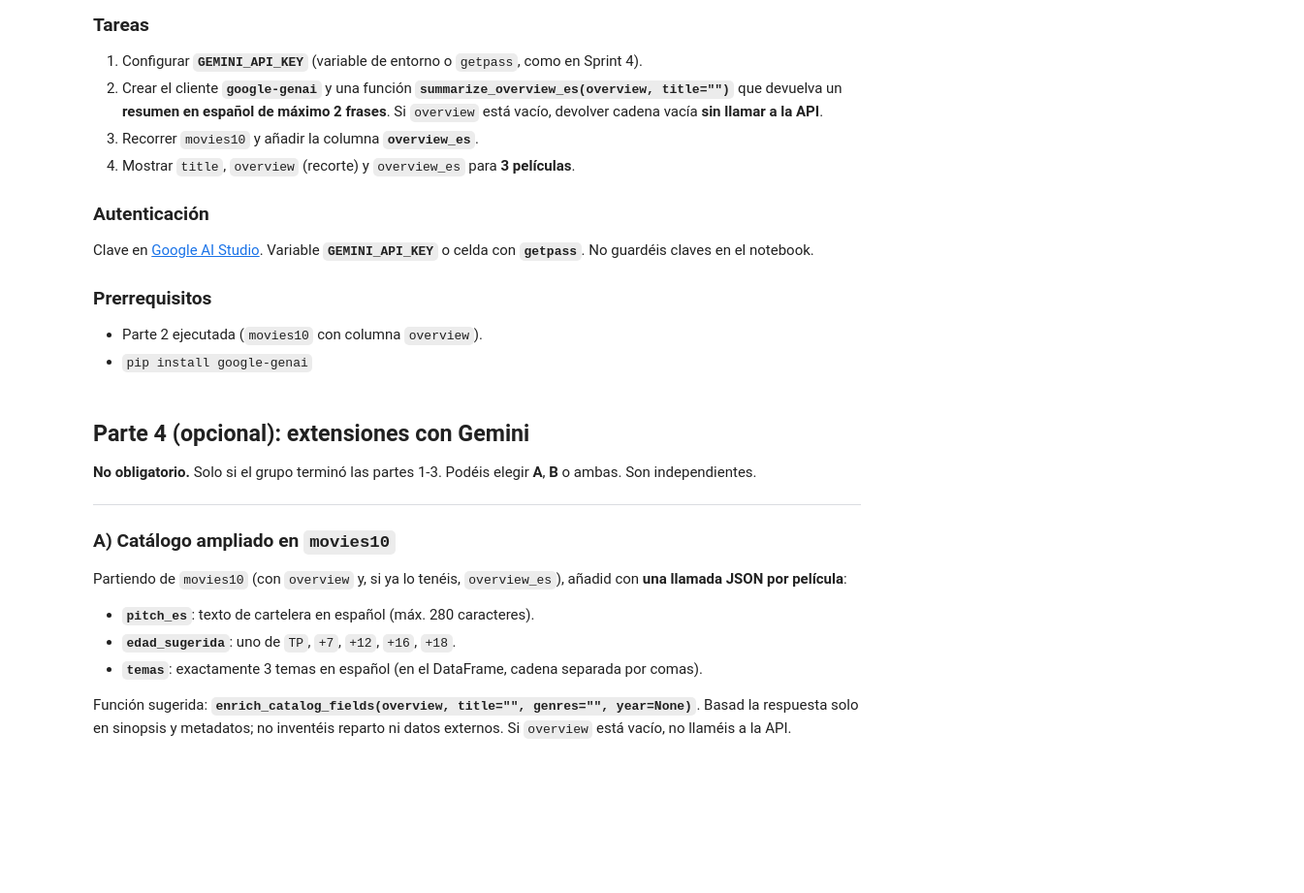
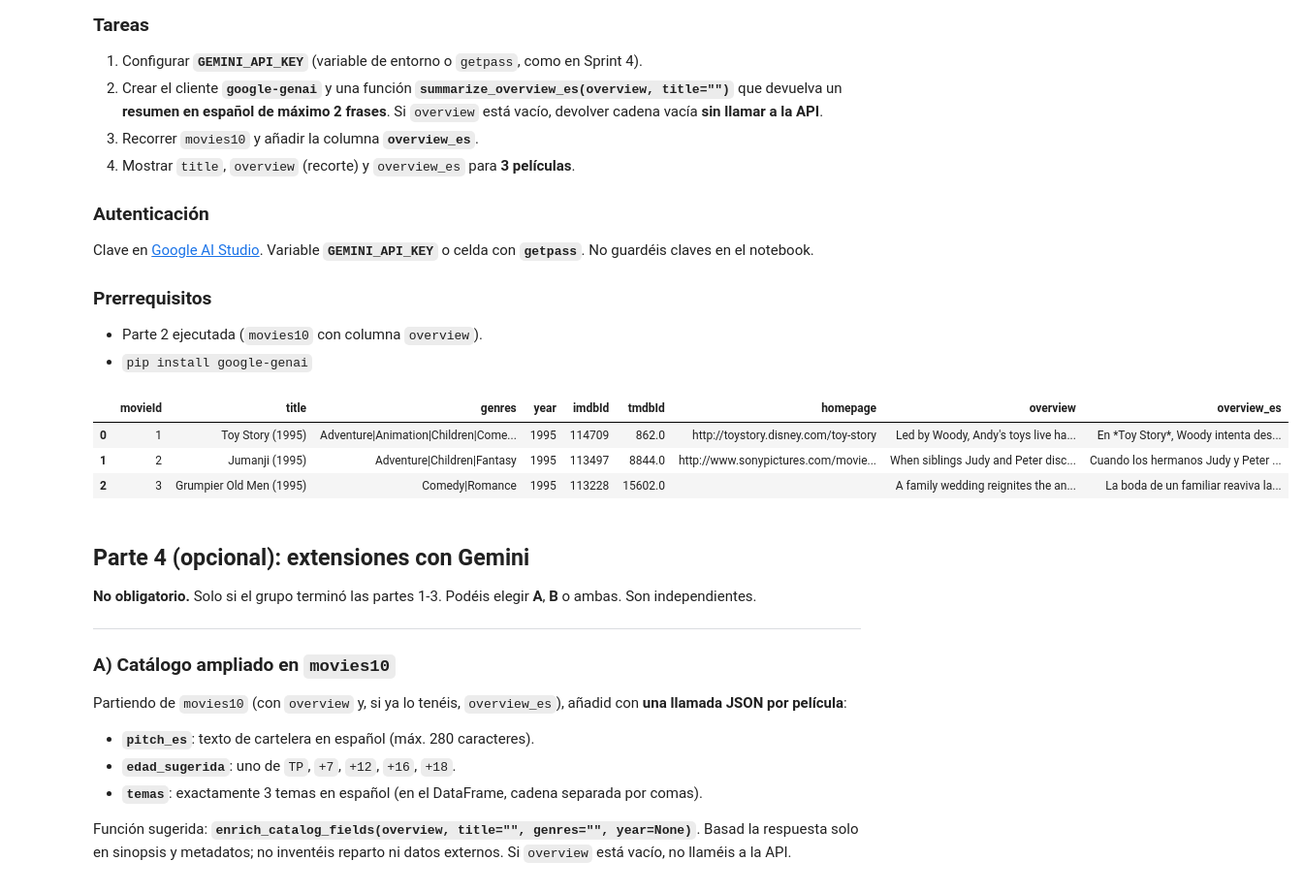
Before and after one commit to LucasAvilaI/tc-sprint03-04-peliculas-E3, a Jupyter notebook: Team_Challenge_sprint03_04.ipynb, the cells around one changed output. Shown at 97% size. Drawn from its saved outputs; the diff is of its cells as text; code cells hidden in the pictures; blank space fills up the shorter version.

```diff
--- a/Team_Challenge_sprint03_04.ipynb
+++ b/Team_Challenge_sprint03_04.ipynb
@@ -936,35 +1156,41 @@ Clave en [Google AI Studio](https://aistudio.google.com/). Variable **`GEMINI_AP
 
 from google import genai
 import time
 
-MODEL = "gemini-2.5-flash"
+#MODEL = "gemini-2.5-flash"
+MODEL = "gemini-3.1-flash-lite-preview"
 client = genai.Client()
 retries = 3
 
 def summarize_overview_es(overview, title=""):
     last_err = None
     for attempt in range(retries + 1):
         try:
             response = client.models.generate_content(
                 model=MODEL,
                 contents=f"Devuelveme un resumen en español del siguiente texto: {overview} que corresponde a la película {title}. \
                     Debes usar como máximo dos frases.",)
             return response.text or ""
         except Exception as e:
             last_err = e
             if attempt >= retries:
                 break
             time.sleep(2 ** attempt)
     print(f"No se pudo obtener respuesta tras reintentos. Último error: {last_err}")
     return ""
 
 for overview, title in zip(movies10["overview"], movies10["title"]):
     movies10.loc[movies10["title"] == title, ["overview_es"]] = summarize_overview_es(overview, title)
-    # RAUL: Parece que Gemini se satura. Voy a esperar 10 segundos entre intentos.
+    # RAUL: Parece que Gemini se satura. Voy a esperar 5 segundos entre intentos.
     time.sleep(5)
 
 # movies10.loc[movies10["title"] == movies10[0], ["overview_es"]] = summarize_overview_es(movies10[0][] title)
 display(movies10.head(3))
+# %% [output]
+|  | movieId | title | genres | year | imdbId | tmdbId | homepage | overview | overview_es |
+| 0 | 1 | Toy Story (1995) | Adventure|Animation|Children|Come... | 1995 | 114709 | 862.0 | http://toystory.disney.com/toy-story | Led by Woody, Andy's toys live ha... | En *Toy Story*, Woody intenta des... |
+| 1 | 2 | Jumanji (1995) | Adventure|Children|Fantasy | 1995 | 113497 | 8844.0 | http://www.sonypictures.com/movie... | When siblings Judy and Peter disc... | Cuando los hermanos Judy y Peter ... |
+| 2 | 3 | Grumpier Old Men (1995) | Comedy|Romance | 1995 | 113228 | 15602.0 |  | A family wedding reignites the an... | La boda de un familiar reaviva la... |
 # %%
 # --- ALEJANDRA ---
 # %%
```
Also changed, not shown: parts of 6 cells of this notebook.
